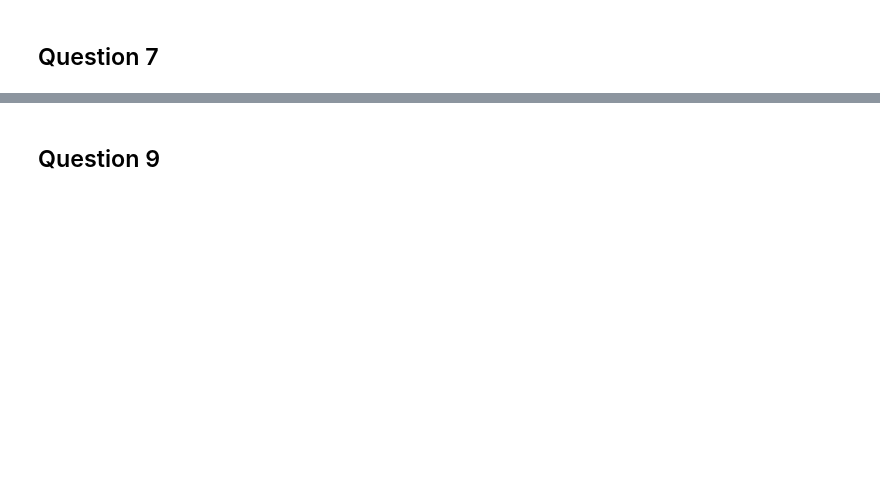
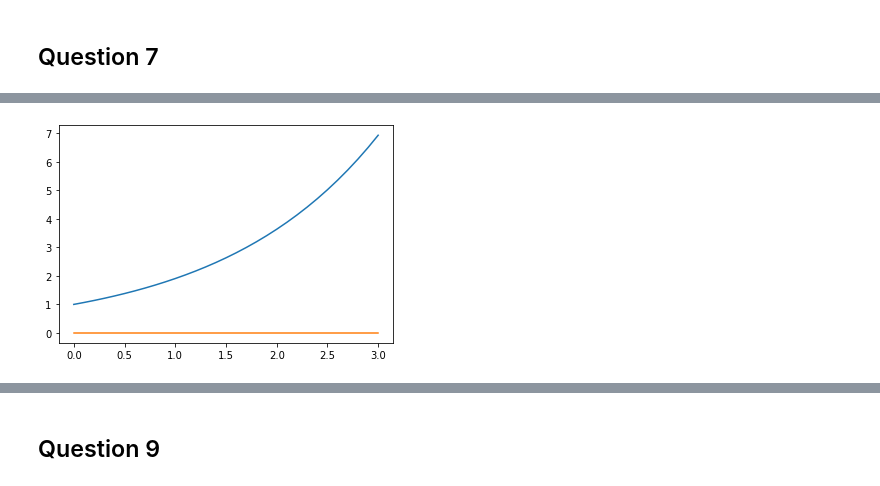
Before and after one commit to PaulineVehrle/Projet-numerique, a Jupyter notebook: Projet numérique 2.ipynb, the cells around one changed output, grey strips where cells are left out. Saved outputs shown, nothing was run; the diff lists cells and outputs as text; code cells hidden in the pictures; blank space fills up the shorter version.

```diff
--- a/Projet numérique 2.ipynb
+++ b/Projet numérique 2.ipynb
@@ -76,11 +71,3 @@ Donc il existe 2 points d'équilibres :
 On ne peut a priori rien dire sur la stabilité des points d'équilibre.
 # %% [markdown]
 ## Question 2
-# %%
-x1 = np.linspace(-1,1,10)
-x2 = np.linspace(-1,1,10)
-X1,X2 = np.meshgrid(x1,x2)
-x,y=f_vec(X1,X2)
-x=x/np.sqrt(x**2+y**2)
-y=y/np.sqrt(x**2+y**2)
-plt.quiver(x,y,scale_units='xy')
@@ -153,2 +120,13 @@ Un point d'équilibre a est stable si les solutions restent arbitrairement proch
 # %% [markdown]
 ## Question 6
+# %%
+
+def solve_euler_explicit(f, x0, dt, t0, tf):
+    n = int((tf-t0)/dt)
+    k = len(x0)
+    t = np.array( [t0 + i*dt for i in range(n+1)] )
+    x = np.zeros( (k,n+1) )
+    x[:,0] = x0
+    for i in range(0,n):
+        x[:,i+1] = x[:,i] + dt*f(t[i],x[:,i])
+    return t, x
@@ -158,0 +237,7 @@ Un point d'équilibre a est stable si les solutions restent arbitrairement proch
+# %%
+t, x =solve_euler_explicit(f, np.array([1,0]), 0.1, 0, 3)
+plt.plot(t, x[0])
+plt.plot(t, x[1])
+plt.show()
+# %% [output]
+[figure, added]
```
Also changed, not shown: parts of 22 cells of this notebook.
